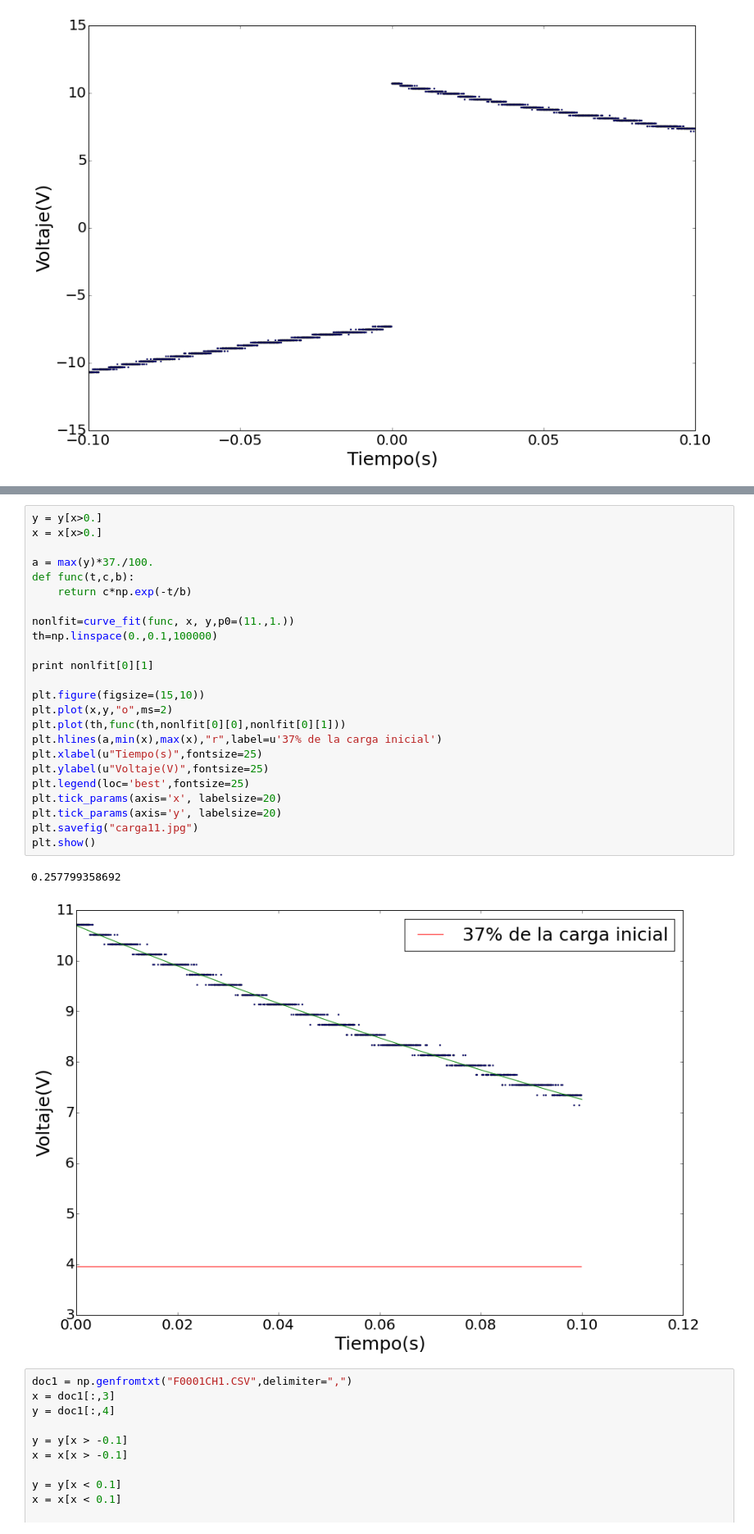
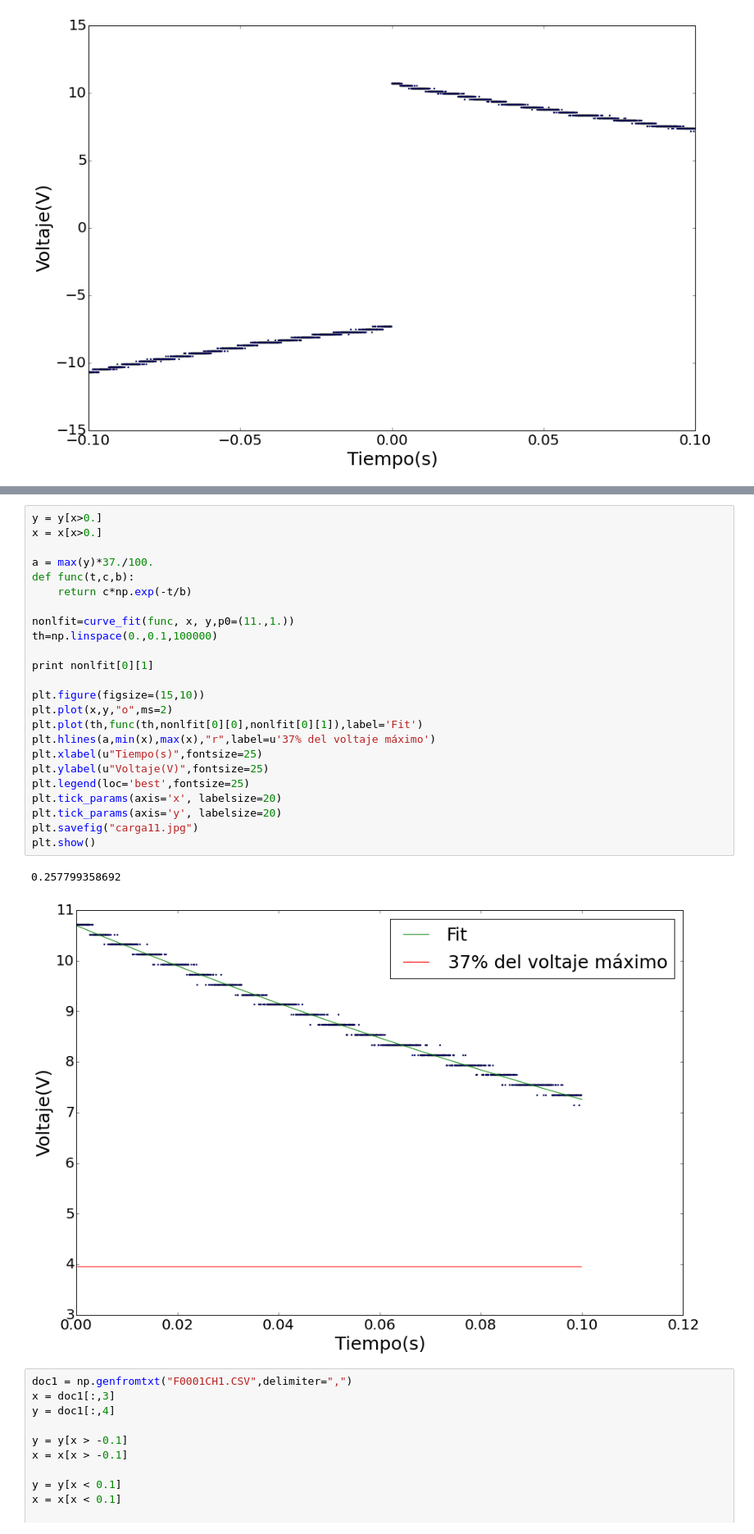
Before and after one commit to AHA-EL-CAPI/Laboratorio-Intermedio, a Jupyter notebook: Osciloscopio/Carga y Descarga.ipynb, the cells around one changed output, grey strips where cells are left out. Shown: that part at 82% size. Cells and saved outputs as stored; diff of their text form.

```diff
--- a/Osciloscopio/Carga y Descarga.ipynb
+++ b/Osciloscopio/Carga y Descarga.ipynb
@@ -57,30 +57,30 @@ plt.show()
 # %%
 y = y[x>0.]
 x = x[x>0.]
 
 a = max(y)*37./100.
 def func(t,c,b):
     return c*np.exp(-t/b)
 
 nonlfit=curve_fit(func, x, y,p0=(11.,1.))
 th=np.linspace(0.,0.1,100000)
 
 print nonlfit[0][1]
 
 plt.figure(figsize=(15,10))
 plt.plot(x,y,"o",ms=2)
-plt.plot(th,func(th,nonlfit[0][0],nonlfit[0][1]))
-plt.hlines(a,min(x),max(x),"r",label=u'37% de la carga inicial')
+plt.plot(th,func(th,nonlfit[0][0],nonlfit[0][1]),label='Fit')
+plt.hlines(a,min(x),max(x),"r",label=u'37% del voltaje máximo')
 plt.xlabel(u"Tiempo(s)",fontsize=25)
 plt.ylabel(u"Voltaje(V)",fontsize=25)
 plt.legend(loc='best',fontsize=25)
 plt.tick_params(axis='x', labelsize=20)
 plt.tick_params(axis='y', labelsize=20)
 plt.savefig("carga11.jpg")
 plt.show()
 # %% [output]
 0.257799358692
-[figure, old version]
+[figure, new version]
 # %%
 doc1 = np.genfromtxt("F0001CH1.CSV",delimiter=",")
 x = doc1[:,3]
```
Also changed, not shown: parts of 4 cells of this notebook, 9 other files.
